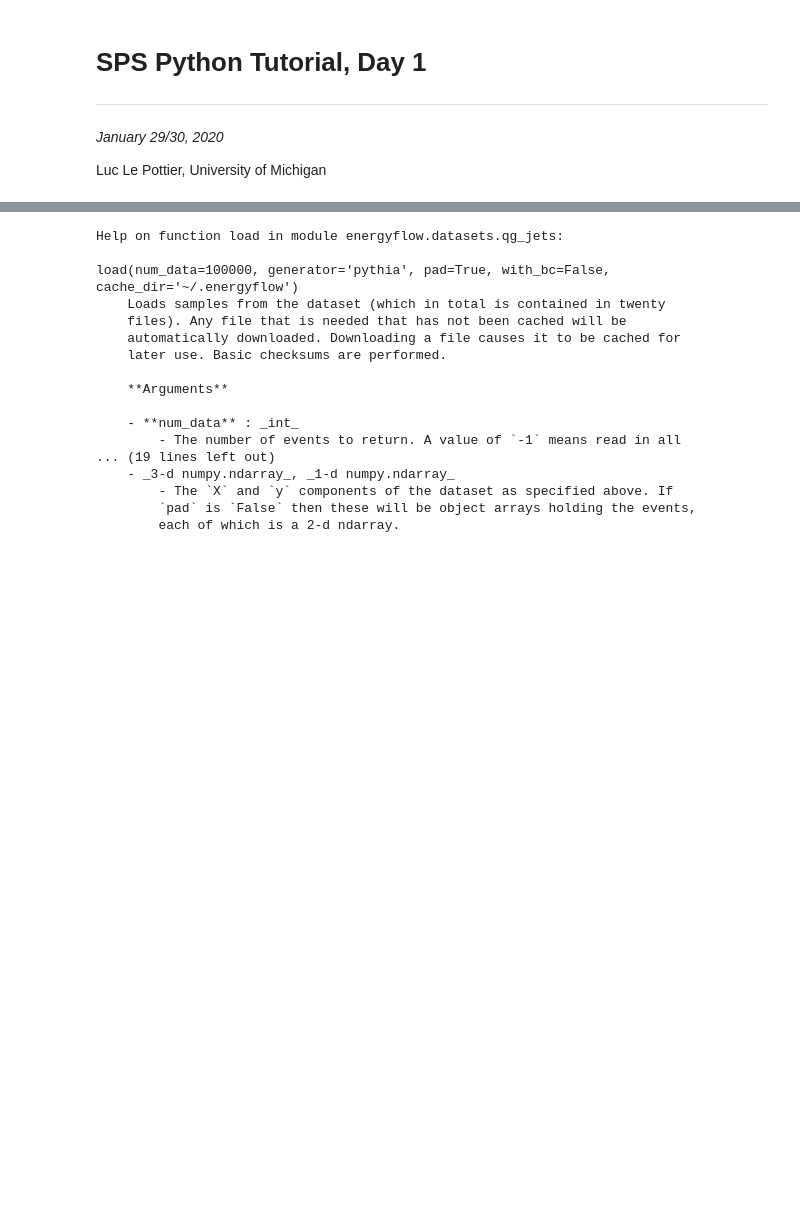
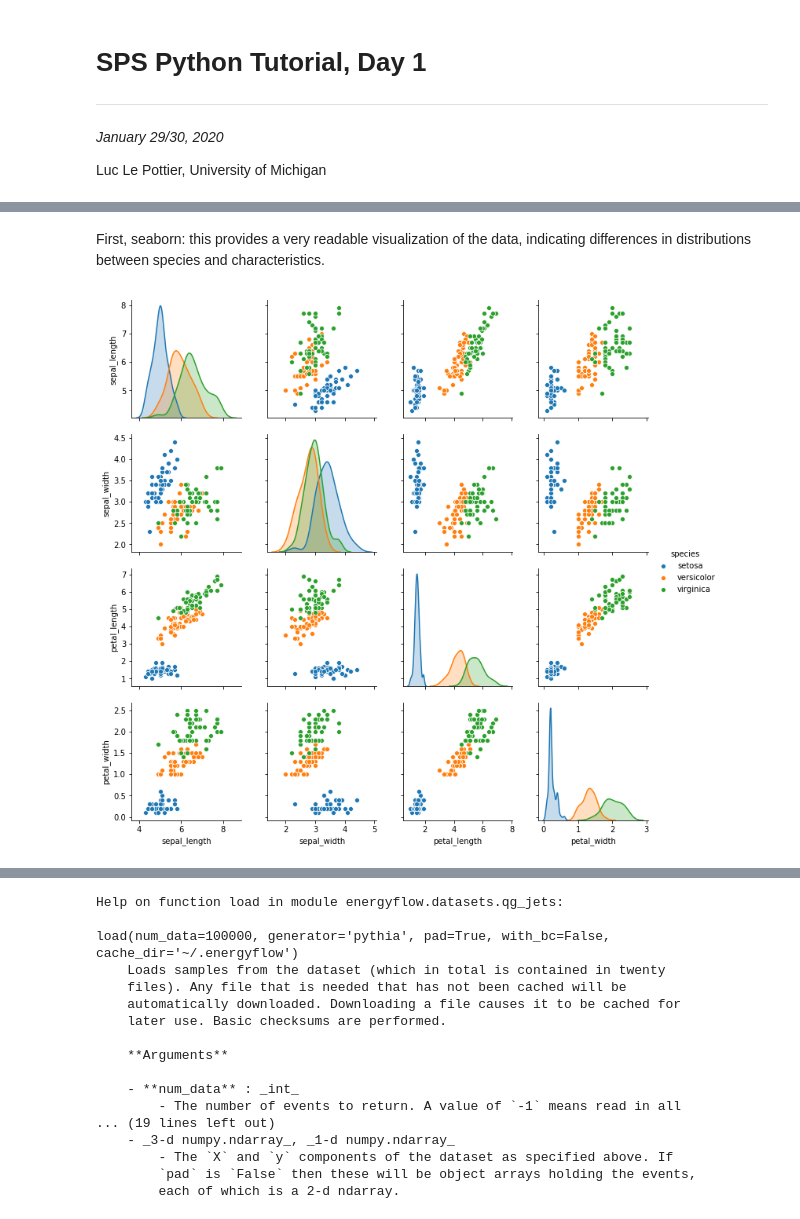
Before and after one commit to luclepot/SPS_ml_tutorial, a Jupyter notebook: day1/3_visualizations.ipynb, the cells around one changed output, grey strips where cells are left out. Drawn from its saved outputs; the diff is of its cells as text; code cells hidden in the pictures; blank space fills up the shorter version.

```diff
--- a/day1/3_visualizations.ipynb
+++ b/day1/3_visualizations.ipynb
@@ -49,3 +141,12 @@ own_samples = genSamples(1E4)
+# %% [markdown]
+First, seaborn: this provides a very readable visualization of the data, indicating differences in distributions between species and characteristics.
 # %%
 import matplotlib.pyplot as plt
 import seaborn as sns
+
+iris = sns.load_dataset('iris')
+
+sns.pairplot(iris, hue='species')
+plt.show()
+# %% [output]
+[figure, added]
```
Also changed, not shown: parts of 21 cells of this notebook, 1 other file.
